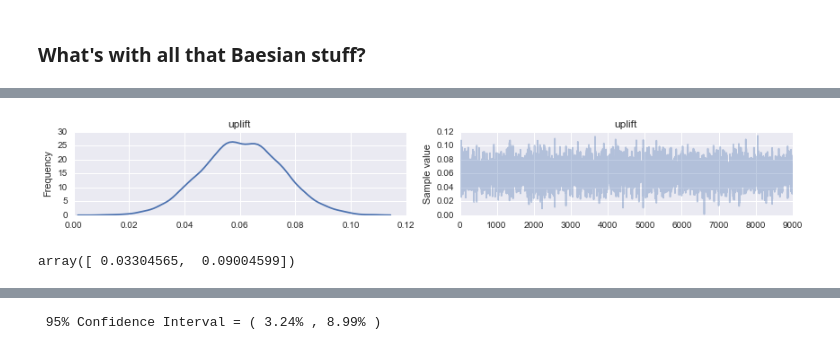
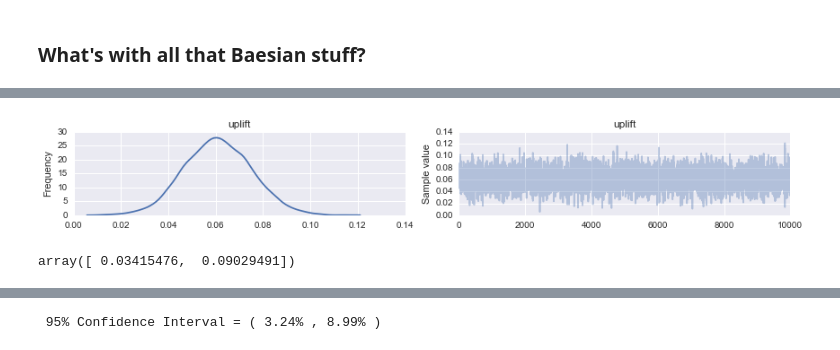
Before and after one commit to Volodymyrk/stats-testing-in-python, a Jupyter notebook: 03 - AB testing Proportions with z-test.ipynb, the cells around one changed output, grey strips where cells are left out. Saved outputs shown, nothing was run; the diff lists cells and outputs as text; code cells hidden in the pictures.

```diff
--- a/03 - AB testing Proportions with z-test.ipynb
+++ b/03 - AB testing Proportions with z-test.ipynb
@@ -173,11 +175,11 @@ pass
 # %%
-pm.traceplot(trace[1000:],['uplift']);
+pm.traceplot(trace,['uplift']);
 # %% [output]
-[figure, old version]
+[figure, new version]
 # %%
-pm.stats.hpd(trace[1000:]['uplift'], alpha=0.05)
+pm.stats.hpd(trace['uplift'], alpha=0.05)
 # %% [output]
-array([ 0.03304565,  0.09004599])
+array([ 0.03415476,  0.09029491])
 # %%
 print( trace['p_C'].mean() )
 print( trace['p_T'].mean() )
```
Also changed, not shown: parts of 10 cells of this notebook, 3 other files.
